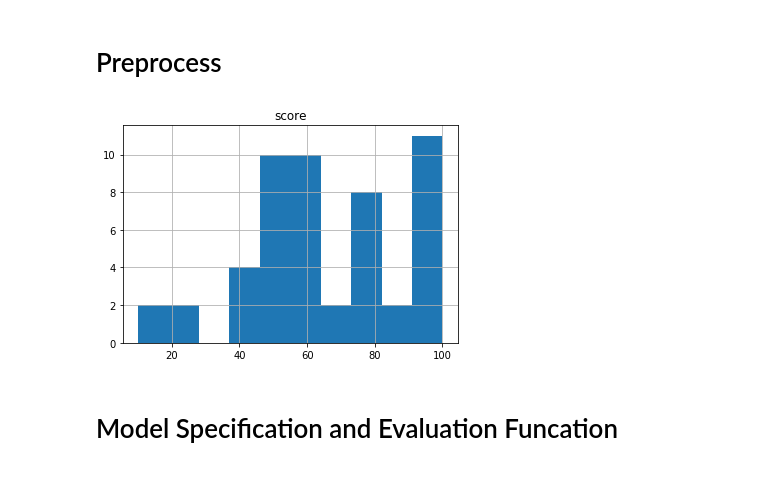
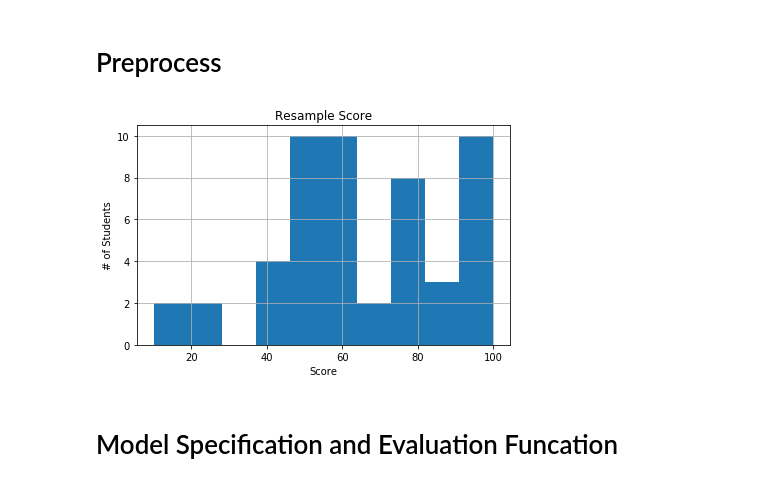
Before and after one commit to owen198/kyoto_ebook, a Jupyter notebook: NN_Tuning.ipynb, the cells around one changed output. Cells and saved outputs as stored; diff of their text form; code cells hidden in the pictures.

```diff
--- a/NN_Tuning.ipynb
+++ b/NN_Tuning.ipynb
@@ -155,14 +155,21 @@ array([[<matplotlib.axes._subplots.AxesSubplot object at 0x...>]],
 # %%
 if resample_flag:
     kyoto_1_backup = kyoto_1
 
     low_df = kyoto_1[kyoto_1['score']<80]
     up_df = kyoto_1[kyoto_1['score']>=80]
     up_df = up_df.sample(len(up_df)//4)
     kyoto_1 = pd.concat([up_df, low_df])
-    kyoto_1.hist('score')
+    ax = kyoto_1.hist('score')
+
+    ax[0][0].set_ylabel('# of Students')
+    ax[0][0].set_xlabel('Score')
+    ax[0][0].set_title('Resample Score')
+
+    plt.tight_layout()
+    plt.savefig('./images/score_resample.png', dpi=300)
 # %% [output]
-[figure, old version]
+[figure, new version]
 # %%
 kyoto_y = kyoto_1['score']
 kyoto_x = kyoto_1.drop(['score'], axis=1)
```
Also changed, not shown: 4 other files.
